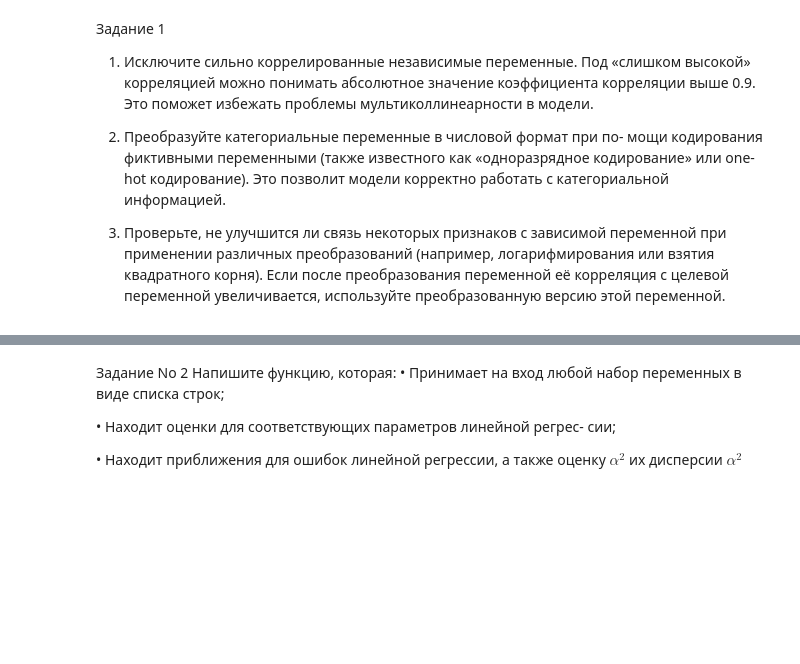
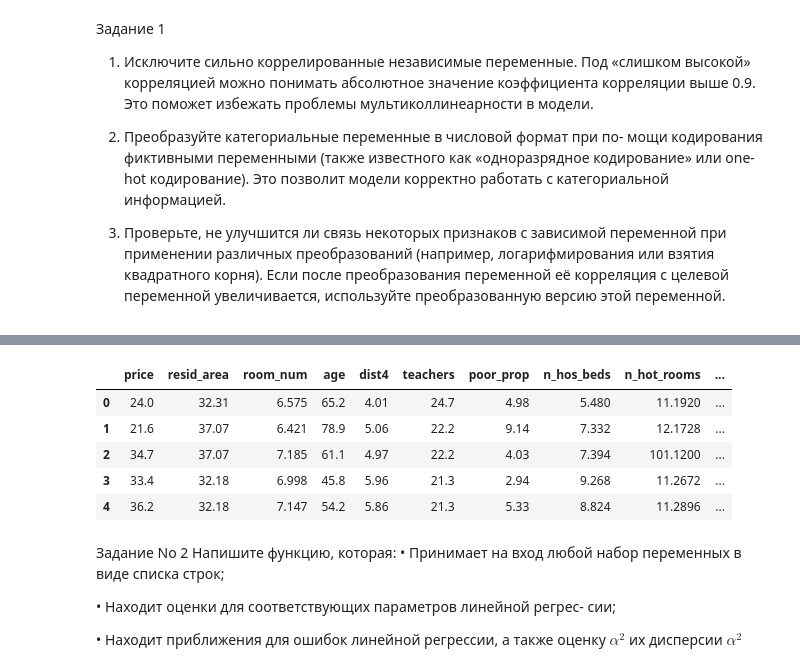
Before and after one commit to cyberpsychozz/NSU_studying-IIR, a Jupyter notebook: 2_course/TP&MS/Laboratory_6/Laboratory_6.ipynb, the cells around one changed output, grey strips where cells are left out. Cells and saved outputs as stored; diff of their text form; code cells hidden in the pictures; blank space fills up the shorter version.

```diff
--- a/2_course/TP&MS/Laboratory_6/Laboratory_6.ipynb
+++ b/2_course/TP&MS/Laboratory_6/Laboratory_6.ipynb
@@ -212,14 +186,23 @@ df_transformed, df_result = check_transformations(df, 'price', threshold=0.03)
 # %%
 cat_col = ['airport', 'waterbody']
 cat_data = df[cat_col]
 
 ohe = OneHotEncoder(drop='first', sparse_output= False, handle_unknown= 'ignore')
 oneHotData = ohe.fit_transform(cat_data)
 feature_names = ohe.get_feature_names_out(cat_col)
 
 oneHot_df = pd.DataFrame(oneHotData, columns=feature_names, index=df.index)
 
 df = df.drop(columns=cat_col).join(oneHot_df)
+
+df.head()
+# %% [output]
+|  | price | resid_area | room_num | age | dist4 | teachers | poor_prop | n_hos_beds | n_hot_rooms | ... |
+| 0 | 24.0 | 32.31 | 6.575 | 65.2 | 4.01 | 24.7 | 4.98 | 5.480 | 11.1920 | ... |
+| 1 | 21.6 | 37.07 | 6.421 | 78.9 | 5.06 | 22.2 | 9.14 | 7.332 | 12.1728 | ... |
+| 2 | 34.7 | 37.07 | 7.185 | 61.1 | 4.97 | 22.2 | 4.03 | 7.394 | 101.1200 | ... |
+| 3 | 33.4 | 32.18 | 6.998 | 45.8 | 5.96 | 21.3 | 2.94 | 9.268 | 11.2672 | ... |
+| 4 | 36.2 | 32.18 | 7.147 | 54.2 | 5.86 | 21.3 | 5.33 | 8.824 | 11.2896 | ... |
 # %% [markdown]
 Задание No 2
 Напишите функцию, которая:
```
Also changed, not shown: parts of 6 cells of this notebook.
